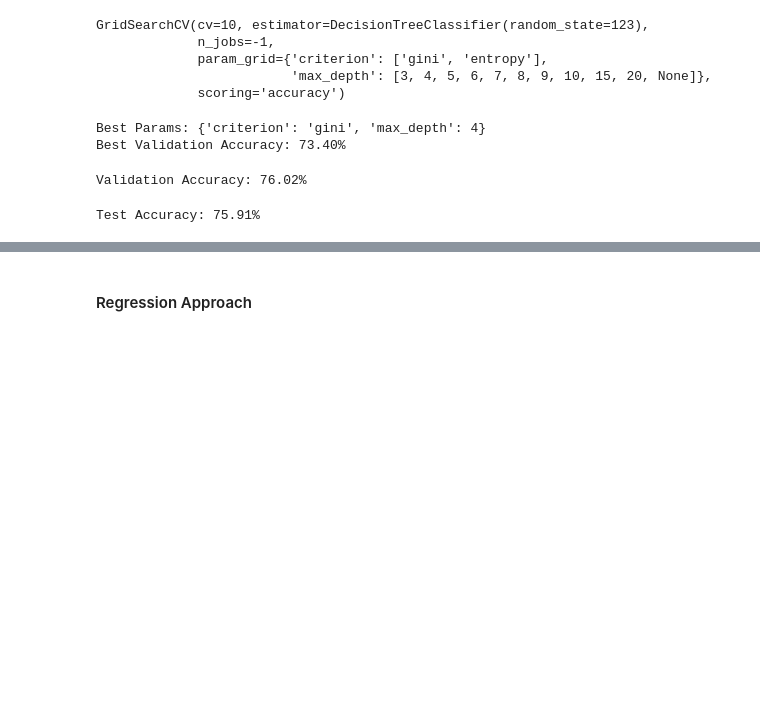
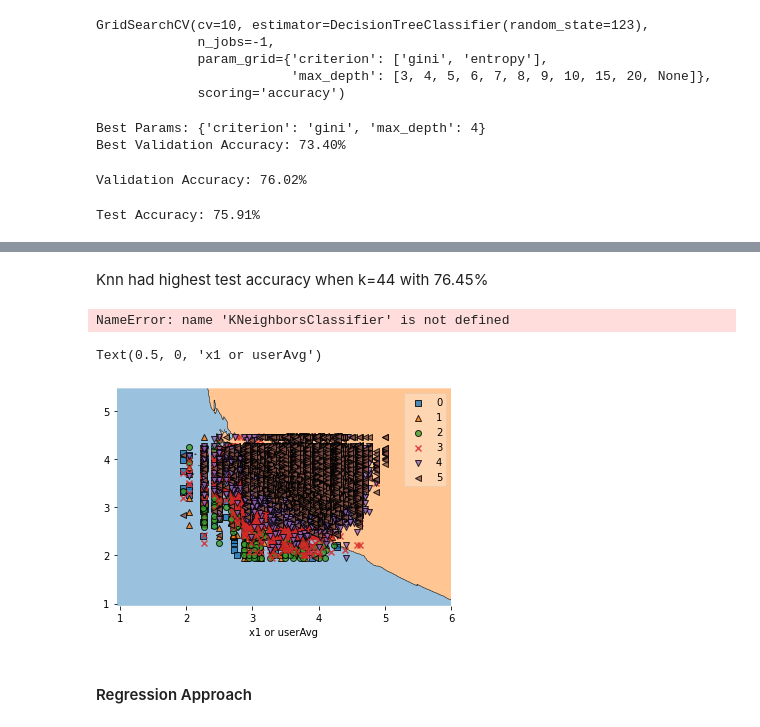
Before and after one commit to speters217/Movie_Recommendation, a Jupyter notebook: project.ipynb, the cells around one changed output, grey strips where cells are left out. Saved outputs shown, nothing was run; the diff lists cells and outputs as text; code cells hidden in the pictures; blank space fills up the shorter version.

Commit message:
knn and plot update

```diff
--- a/project.ipynb
+++ b/project.ipynb
@@ -534,0 +537,22 @@ Test Accuracy: 75.91%
+# %%
+from sklearn.neighbors import KNeighborsClassifier
+use_cols=['userAvg', 'movieAvg']
+x_train = copy.deepcopy(training_test[use_cols].to_numpy())
+
+y_train = copy.deepcopy(training_test[['rating']])
+y_train = np.ravel(y_train)
+y_train = pd.cut(y_train, bins=[0,3,5], labels=[0,1])
+
+x_test = copy.deepcopy(test_removed[use_cols].to_numpy())
+y_test = copy.deepcopy(test_removed['rating'])
+
+y_test = np.ravel(y_test)
+y_test = pd.cut(y_test, bins=[0,3,5], labels=[0,1]) # convert continuous to categorical
+# %%
+for k in range(1,50):
+    knn = KNeighborsClassifier(n_neighbors=k)
+    knn.fit(x_train, y_train)
+
+    ratings_pred = knn.predict(x_test)
+    accuracy = accuracy_score(y_test, ratings_pred)
+    print('k='+str(k)+' Test Accuracy: %.2f%%' % (accuracy*100))
@@ -535,3 +577,22 @@ Test Accuracy: 75.91%
+# %% [markdown]
+Knn had highest test accuracy when k=44 with 76.45%
+# %%
+best_knn = KNeighborsClassifier(n_neighbors=44)
+# best_knn = KNeighborsClassifier(n_neighbors=21)
+best_knn.fit(x_train, y_train)
+# %% [output]
+NameError: name 'KNeighborsClassifier' is not defined
+# %%
+from mlxtend.plotting import plot_decision_regions
+y_t= training_test[['rating']].values.flatten()
+x_t= training_test[use_cols].to_numpy()
+plot_decision_regions(x_t,y_t.astype(np.int_), best_knn)
+
+plt.xlabel('x1 or userAvg')
+# plot_decision_regions(x_train,y_train, best_knn)
+# %% [output]
+Text(0.5, 0, 'x1 or userAvg')
+[figure, added]
 # %% [markdown]
 #### Regression Approach
 # %%
```
Also changed, not shown: parts of 24 cells of this notebook, 9 other files.
